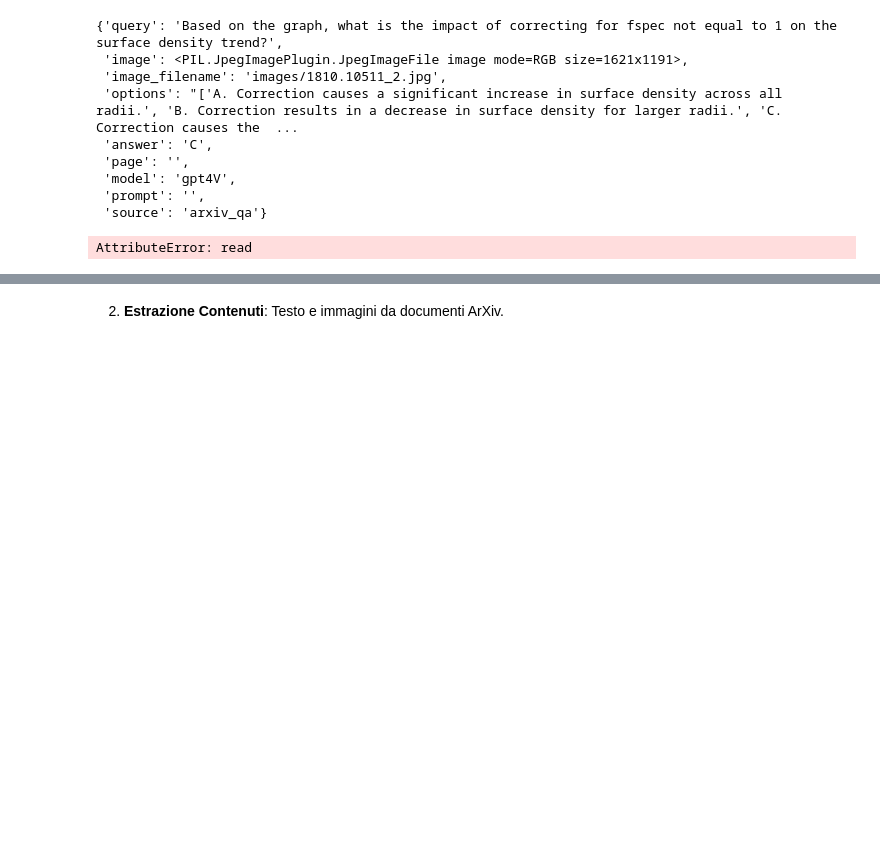
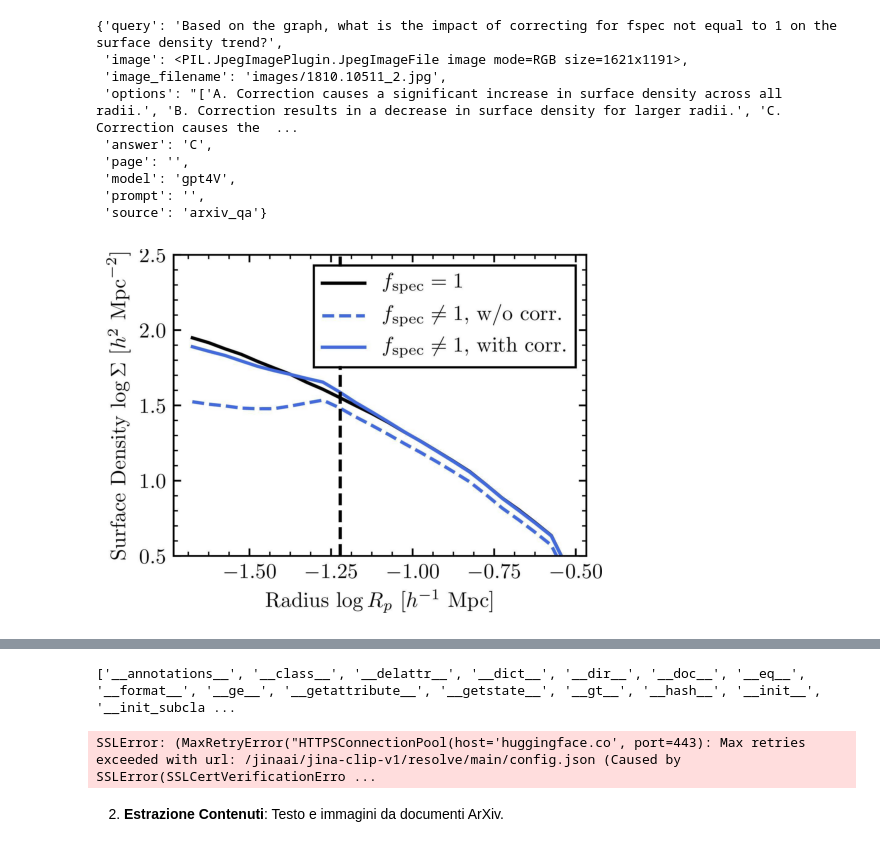
Before and after one commit to Robertogiordano/MultiGraphQA, a Jupyter notebook: notebook.ipynb, the cells around one changed output, grey strips where cells are left out. Saved outputs shown, nothing was run; the diff lists cells and outputs as text; code cells hidden in the pictures; blank space fills up the shorter version.

```diff
--- a/notebook.ipynb
+++ b/notebook.ipynb
@@ -95,10 +97,14 @@ ds['train'][0]
  'model': 'gpt4V',
  'prompt': '',
  'source': 'arxiv_qa'}
-# %%
-Image.open(ds['train'][0]['image']).show()
-# %% [output]
-AttributeError: read
+# %%
+img=ds['train'][0]['image']
+# Assuming the image is loaded as 'img'
+plt.imshow(img)
+plt.axis('off')  # Optional: Hides the axis
+plt.show()
+# %% [output]
+[figure, added]
 # %%
 ds['train'].to_pandas().head()
 # %% [output]
@@ -108,6 +114,26 @@ ds['train'].to_pandas().head()
 | 2 | What physical phenomenon could th... | {'bytes': b'\xff\xd8\xff\xe0\x00\... | images/quant-ph9912091_0.jpg | ['A. Diffraction patterns of ligh... | B |  | gpt4V |  | arxiv_qa |
 | 3 | What is the approximate uv-distan... | {'bytes': b'\xff\xd8\xff\xe0\x00\... | images/1808.10438_2.jpg | ['A) 0 - 500 kλ', 'B) 500 - 1000 ... | B |  | gpt4V |  | arxiv_qa |
 | 4 | In which subfigures does the aver... | {'bytes': b'\xff\xd8\xff\xe0\x00\... | images/cond-mat0603861_2.jpg | ['A) Subfigures (a) and (b)', 'B)... | A |  | gpt4V |  | arxiv_qa |
+# %%
+from vidore_benchmark.evaluation import EvalManager as eval_mod
+print(dir(eval_mod))
+# %% [output]
+['__annotations__', '__class__', '__delattr__', '__dict__', '__dir__', '__doc__', '__eq__', '__format__', '__ge__', '__getattribute__', '__getstate__', '__gt__', '__hash__', '__init__', '__init_subcla ...
+# %%
+from datasets import load_dataset
+from dotenv import load_dotenv
+from vidore_benchmark.evaluation.evaluate import evaluate_dataset
+from vidore_benchmark.retrievers.jina_clip_retriever import JinaClipRetriever
+
+load_dotenv(override=True)
+
+
+my_retriever = JinaClipRetriever("jinaai/jina-clip-v1")
+dataset = load_dataset("vidore/syntheticDocQA_dummy", split="test")
+metrics = evaluate_dataset(my_retriever, dataset, batch_query=4, batch_passage=4)
+print(metrics)
+# %% [output]
+SSLError: (MaxRetryError("HTTPSConnectionPool(host='huggingface.co', port=443): Max retries exceeded with url: /jinaai/jina-clip-v1/resolve/main/config.json (Caused by SSLError(SSLCertVerificationErro ...
 # %% [markdown]
 2. **Estrazione Contenuti**: Testo e immagini da documenti ArXiv.
 # %% [markdown]
```
Also changed, not shown: parts of 2 cells of this notebook, 2 other files.
